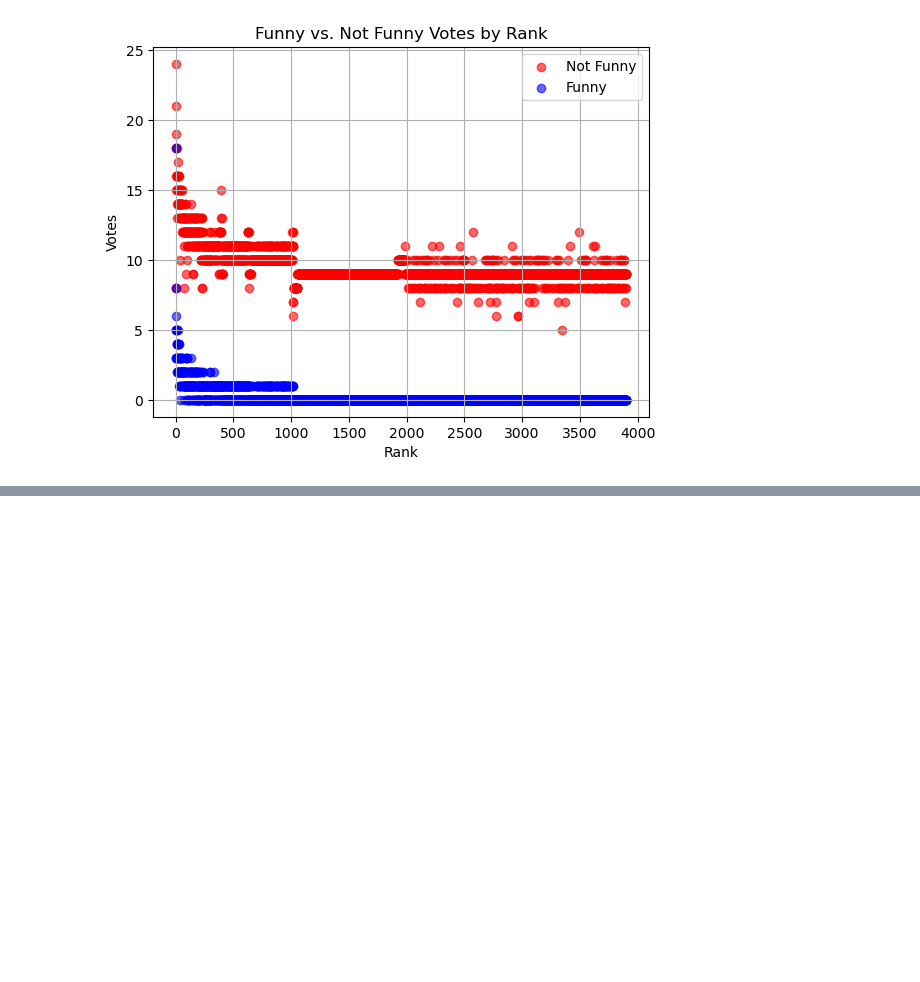
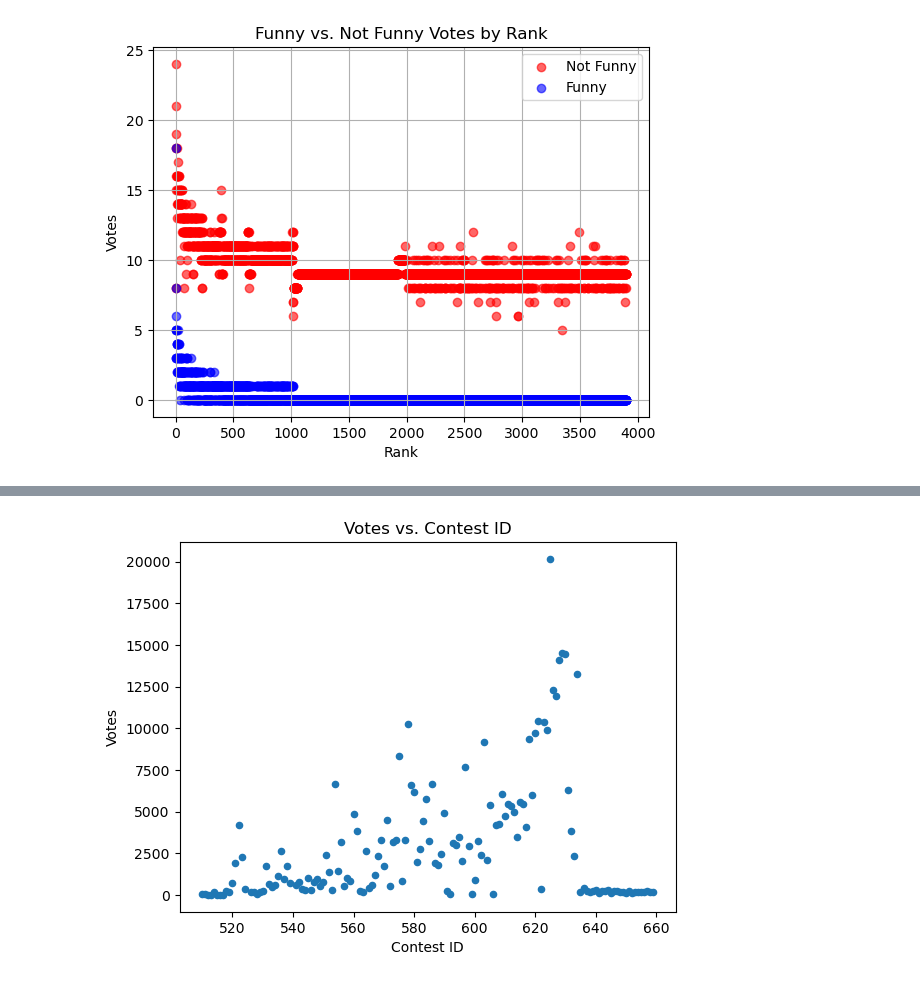
Before and after one commit to epfl-ada/ada-2025-project-data_dinosaur, a Jupyter notebook: load_csv.ipynb, the cells around one changed output, grey strips where cells are left out. Saved outputs shown, nothing was run; the diff lists cells and outputs as text; code cells hidden in the pictures; blank space fills up the shorter version.

```diff
--- a/load_csv.ipynb
+++ b/load_csv.ipynb
@@ -93,0 +157,12 @@ plt.show()
+# %%
+# Creating the scatter plot
+
+df_max = df[df['rank'] == 0]
+
+
+df_max.plot(kind='scatter', x='contest_id', y='votes', title='Votes vs. Contest ID', xlabel='Contest ID', ylabel='Votes')
+
+# Show the plot
+plt.show()
+# %% [output]
+[figure, added]
```
Also changed, not shown: parts of 8 cells of this notebook.
